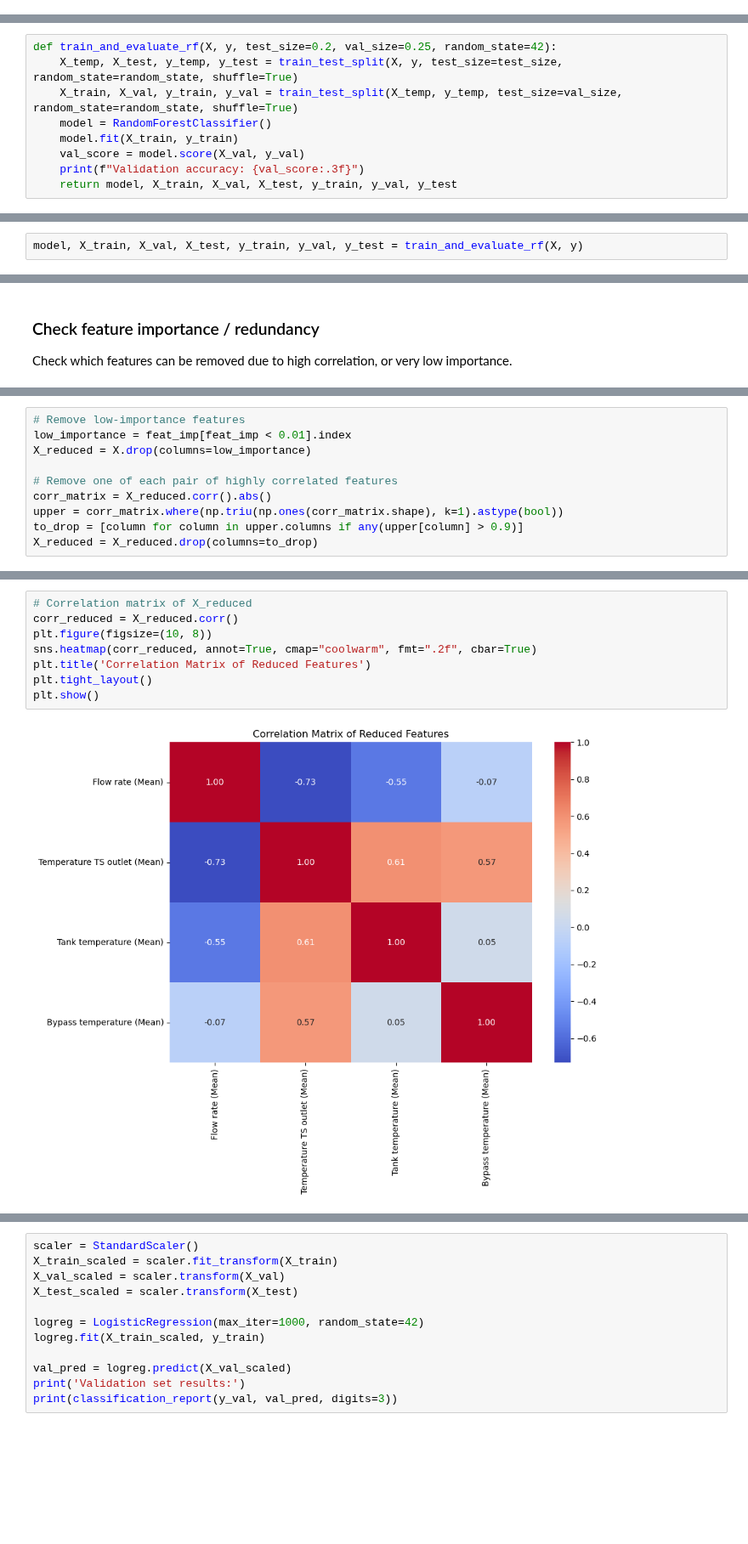
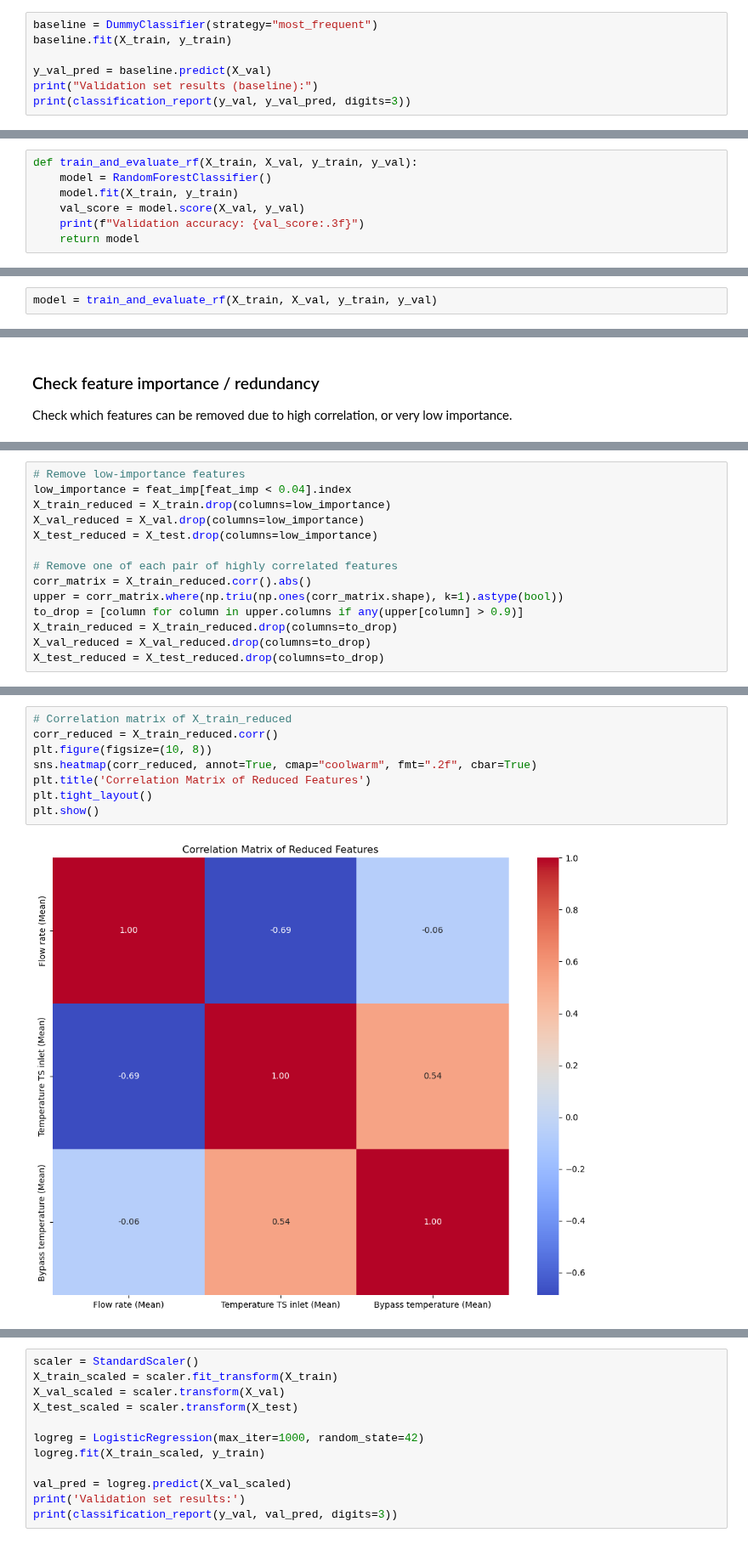
Before and after one commit to KaroGil/master_plug_prediction, a Jupyter notebook: data_exploration.ipynb, the cells around one changed output, grey strips where cells are left out. Shown at 85% size. Cells and saved outputs as stored; diff of their text form; blank space fills up the shorter version.

```diff
--- a/data_exploration.ipynb
+++ b/data_exploration.ipynb
@@ -299,0 +277,7 @@ y = df_data1["Plug"]
+# %%
+baseline = DummyClassifier(strategy="most_frequent")
+baseline.fit(X_train, y_train)
+
+y_val_pred = baseline.predict(X_val)
+print("Validation set results (baseline):")
+print(classification_report(y_val, y_val_pred, digits=3))
@@ -300,16 +294,14 @@ y = df_data1["Plug"]
 # %% [markdown]
 ### RandomForestClassifier
 # %%
-def train_and_evaluate_rf(X, y, test_size=0.2, val_size=0.25, random_state=42):
-    X_temp, X_test, y_temp, y_test = train_test_split(X, y, test_size=test_size, random_state=random_state, shuffle=True)
-    X_train, X_val, y_train, y_val = train_test_split(X_temp, y_temp, test_size=val_size, random_state=random_state, shuffle=True)
+def train_and_evaluate_rf(X_train, X_val, y_train, y_val):
     model = RandomForestClassifier()
     model.fit(X_train, y_train)
     val_score = model.score(X_val, y_val)
     print(f"Validation accuracy: {val_score:.3f}")
-    return model, X_train, X_val, X_test, y_train, y_val, y_test
+    return model
 # %% [markdown]
 ##### Data 1
 # %%
-model, X_train, X_val, X_test, y_train, y_val, y_test = train_and_evaluate_rf(X, y)
+model = train_and_evaluate_rf(X_train, X_val, y_train, y_val)
 # %% [output]
@@ -348,11 +353,15 @@ Passing `palette` without assigning `hue` is deprecated and will be removed in v
 [figure]
 # %%
 # Remove low-importance features
-low_importance = feat_imp[feat_imp < 0.01].index
-X_reduced = X.drop(columns=low_importance)
+low_importance = feat_imp[feat_imp < 0.04].index
+X_train_reduced = X_train.drop(columns=low_importance)
+X_val_reduced = X_val.drop(columns=low_importance)
+X_test_reduced = X_test.drop(columns=low_importance)
 
 # Remove one of each pair of highly correlated features
-corr_matrix = X_reduced.corr().abs()
+corr_matrix = X_train_reduced.corr().abs()
 upper = corr_matrix.where(np.triu(np.ones(corr_matrix.shape), k=1).astype(bool))
 to_drop = [column for column in upper.columns if any(upper[column] > 0.9)]
-X_reduced = X_reduced.drop(columns=to_drop)
+X_train_reduced = X_train_reduced.drop(columns=to_drop)
+X_val_reduced = X_val_reduced.drop(columns=to_drop)
+X_test_reduced = X_test_reduced.drop(columns=to_drop)
@@ -376,11 +389,11 @@ X_reduced
 # %%
-# Correlation matrix of X_reduced
-corr_reduced = X_reduced.corr()
+# Correlation matrix of X_train_reduced
+corr_reduced = X_train_reduced.corr()
 plt.figure(figsize=(10, 8))
 sns.heatmap(corr_reduced, annot=True, cmap="coolwarm", fmt=".2f", cbar=True)
 plt.title('Correlation Matrix of Reduced Features')
 plt.tight_layout()
 plt.show()
 # %% [output]
-[figure, old version]
+[figure, new version]
 # %%
```
Also changed, not shown: parts of 43 cells of this notebook.
